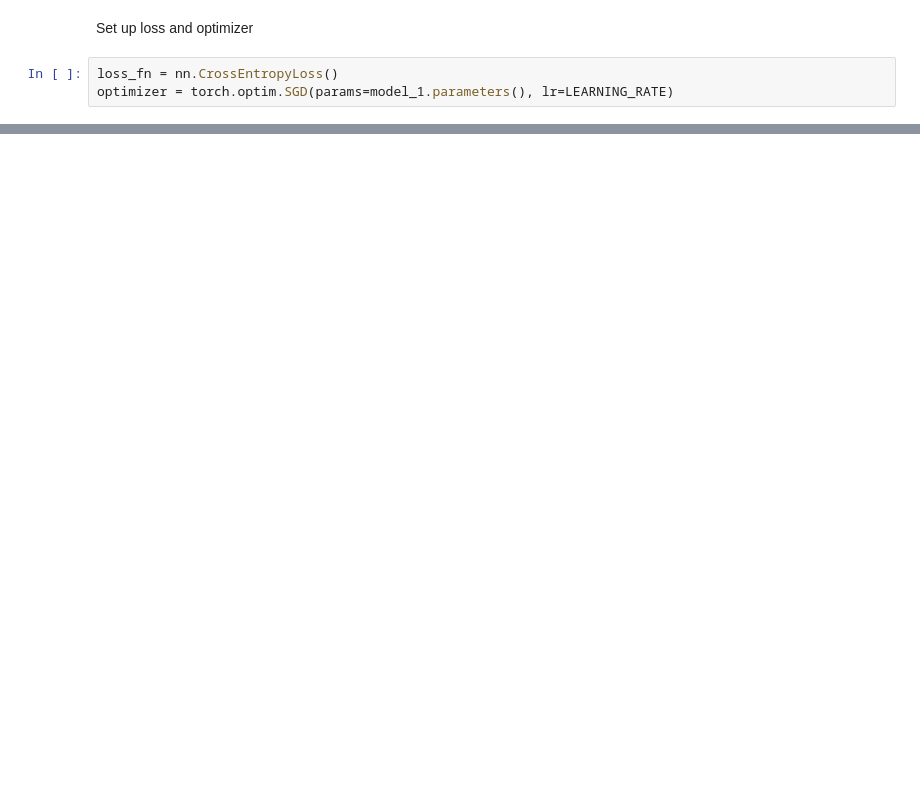
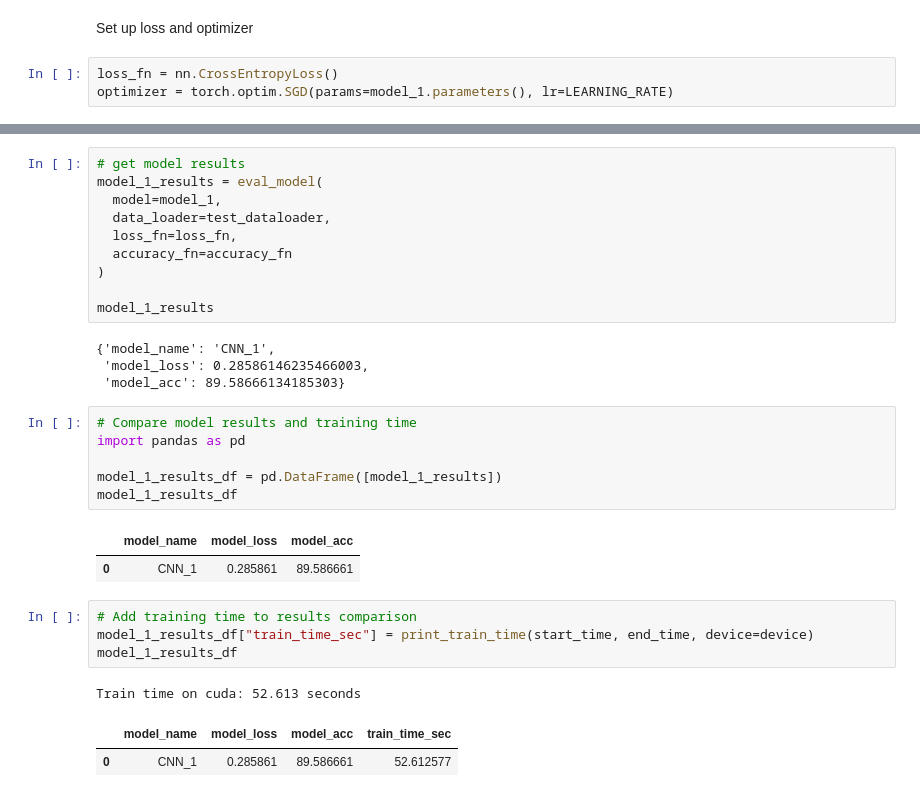
Before and after one commit to GaborVxxx/ml_notes, a Jupyter notebook: L7_CNN.ipynb, the cells around one changed output, grey strips where cells are left out. Drawn from its saved outputs; the diff is of its cells as text; blank space fills up the shorter version.

```diff
--- a/L7_CNN.ipynb
+++ b/L7_CNN.ipynb
@@ -383,0 +393,31 @@ KeyboardInterrupt:
+# %%
+# get model results
+model_1_results = eval_model(
+  model=model_1,
+  data_loader=test_dataloader,
+  loss_fn=loss_fn,
+  accuracy_fn=accuracy_fn
+)
+
+model_1_results
+# %% [output]
+{'model_name': 'CNN_1',
+ 'model_loss': 0.28586146235466003,
+ 'model_acc': 89.58666134185303}
+# %%
+# Compare model results and training time
+import pandas as pd
+
+model_1_results_df = pd.DataFrame([model_1_results])
+model_1_results_df
+# %% [output]
+|  | model_name | model_loss | model_acc |
+| 0 | CNN_1 | 0.285861 | 89.586661 |
+# %%
+# Add training time to results comparison
+model_1_results_df["train_time_sec"] = print_train_time(start_time, end_time, device=device)
+model_1_results_df
+# %% [output]
+Train time on cuda: 52.613 seconds
+|  | model_name | model_loss | model_acc | train_time_sec |
+| 0 | CNN_1 | 0.285861 | 89.586661 | 52.612577 |
```
Also changed, not shown: parts of 17 cells of this notebook.
